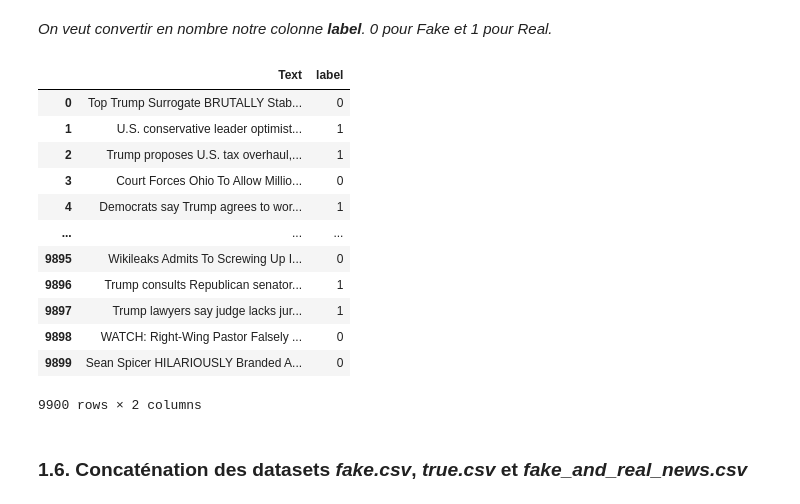
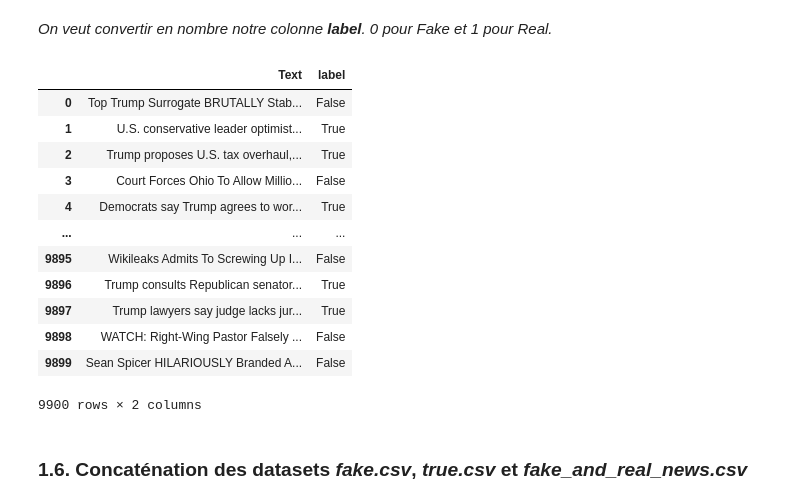
Before and after one commit to Gentlhug/projet-ia-fake-news, a Jupyter notebook: projet_ia_fake_news.ipynb, the cells around one changed output. Drawn from its saved outputs; the diff is of its cells as text; code cells hidden in the pictures.

```diff
--- a/projet_ia_fake_news.ipynb
+++ b/projet_ia_fake_news.ipynb
@@ -103,21 +106,21 @@ ds_fake.head()
 # %% [markdown]
 *On veut convertir en nombre notre colonne **label**. 0 pour Fake et 1 pour Real.*
 # %%
-ds_fake_real['label'] = ds_fake_real['label'].replace({"Fake": 0, 'Real': 1})
+ds_fake_real['label'] = ds_fake_real['label'].replace({"Fake": False, 'Real': True})
 ds_fake_real
 # %% [output]
 |  | Text | label |
-| 0 | Top Trump Surrogate BRUTALLY Stab... | 0 |
-| 1 | U.S. conservative leader optimist... | 1 |
-| 2 | Trump proposes U.S. tax overhaul,... | 1 |
-| 3 | Court Forces Ohio To Allow Millio... | 0 |
-| 4 | Democrats say Trump agrees to wor... | 1 |
+| 0 | Top Trump Surrogate BRUTALLY Stab... | False |
+| 1 | U.S. conservative leader optimist... | True |
+| 2 | Trump proposes U.S. tax overhaul,... | True |
+| 3 | Court Forces Ohio To Allow Millio... | False |
+| 4 | Democrats say Trump agrees to wor... | True |
 | ... | ... | ... |
-| 9895 | Wikileaks Admits To Screwing Up I... | 0 |
-| 9896 | Trump consults Republican senator... | 1 |
-| 9897 | Trump lawyers say judge lacks jur... | 1 |
-| 9898 | WATCH: Right-Wing Pastor Falsely ... | 0 |
-| 9899 | Sean Spicer HILARIOUSLY Branded A... | 0 |
+| 9895 | Wikileaks Admits To Screwing Up I... | False |
+| 9896 | Trump consults Republican senator... | True |
+| 9897 | Trump lawyers say judge lacks jur... | True |
+| 9898 | WATCH: Right-Wing Pastor Falsely ... | False |
+| 9899 | Sean Spicer HILARIOUSLY Branded A... | False |
 9900 rows × 2 columns
 # %% [markdown]
 ### 1.6. Concaténation des datasets *fake.csv*, *true.csv* et *fake_and_real_news.csv*
```
Also changed, not shown: parts of 37 cells of this notebook.
